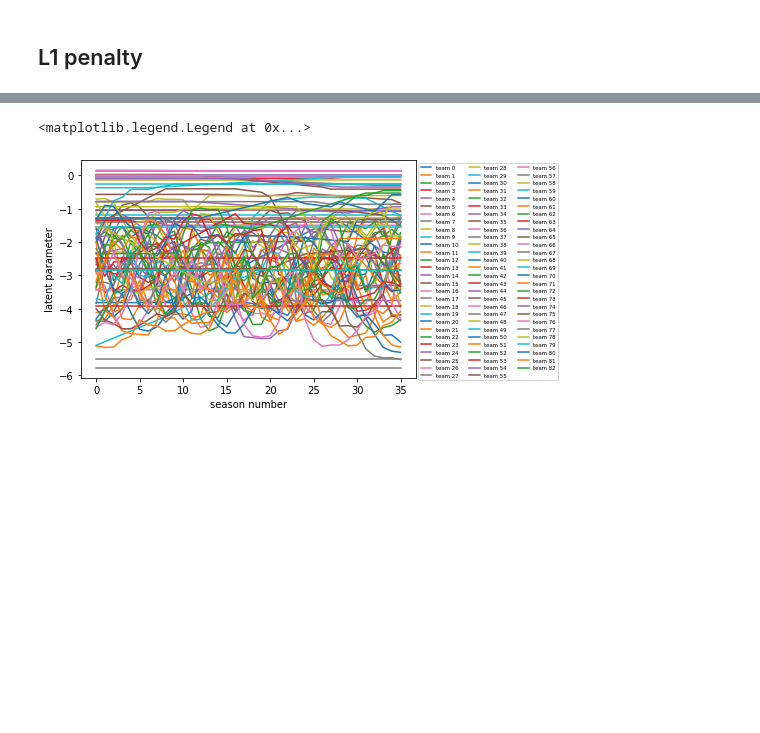
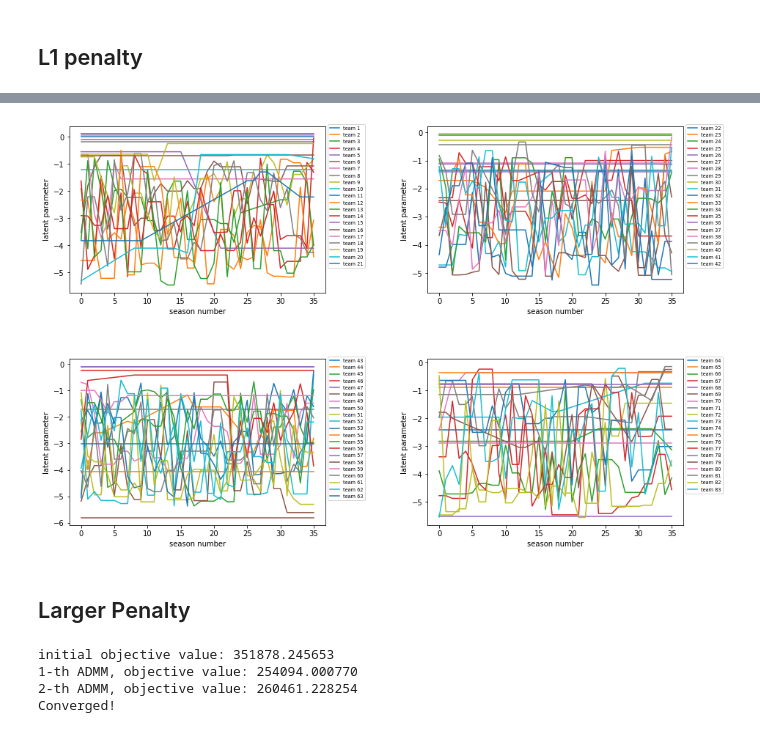
Before and after one commit to shamindras/bradley-terry-convexopt, a Jupyter notebook: python/jupyter/analysis_nascar.ipynb, the cells around one changed output, grey strips where cells are left out. Saved outputs shown, nothing was run; the diff lists cells and outputs as text; code cells hidden in the pictures; blank space fills up the shorter version.

```diff
--- a/python/jupyter/analysis_nascar.ipynb
+++ b/python/jupyter/analysis_nascar.ipynb
@@ -123,0 +143,6 @@ b = 0.5
+# %%
+T, N = game_matrix_list.shape[0:2]
+beta = beta_nt_l2sq.reshape((T,N))
+
+# ascending order
+rank = np.argsort(-beta[-1,])
@@ -183,5 +186,6 @@ Converged!
 # %%
-beta = beta.reshape((T,N))
+T, N = game_matrix_list.shape[0:2]
+beta = beta_nt_l2sq.reshape((T,N))
 
 # ascending order
 rank = np.argsort(-beta[-1,])
@@ -336,0 +212,11 @@ i
+# %%
+objective_admm_l1, objective_admm_b_l1, beta_admm_l1 = admm_l1(data = game_matrix_list,l_penalty = 20,
+    max_iter = 1000,
+    ths = 1e-12,
+    eta = 500,
+    step_init = 1,
+    max_back = 100,
+    a = 0.02,
+    b = 0.3,
+    verbose = True,
+    return_b_obj = True)
@@ -337,11 +241,38 @@ i
+# %%
+T, N = game_matrix_list.shape[0:2]
+beta = beta_admm_l1.reshape((T,N))
+
+# ascending order
+rank = np.argsort(-beta[-1,])
 # %%
-beta = betak
-beta = beta.reshape((T,N))
-for i in range(N):
-    plt.plot(beta[:,i], label="team %d"%i)
-plt.xlabel("season number")
-plt.ylabel("latent parameter")
-plt.legend(loc='upper left', bbox_to_anchor=(1, 1, 1, 0),prop={'size': 5.4},ncol = 3)
+n_group = 4
+group_id = np.array_split(range(N), n_group)
+fig = plt.figure(figsize = (15,10))
+fig.subplots_adjust(hspace=0.4, wspace=0.4)
+for g in range(n_group):
+    ax = fig.add_subplot(2, 2, g + 1)
+    for i in group_id[g]:
+        ax.plot(beta[:,i], label="team %d"%(i + 1))
+    plt.xlabel("season number")
+    plt.ylabel("latent parameter")
+    plt.legend(loc='upper left', bbox_to_anchor=(1, 1.03, 1, 0),prop={'size': 6.5},ncol = 1)
 # %% [output]
-<matplotlib.legend.Legend at 0x...>
-[figure, old version]
+[figure, new version]
+# %% [markdown]
+## Larger Penalty
+# %%
+objective_admm_l1, objective_admm_b_l1, beta_admm_l1 = admm_l1(data = game_matrix_list,l_penalty = 200,
+    max_iter = 1000,
+    ths = 1e-12,
+    eta = 5000,
+    step_init = 1,
+    max_back = 100,
+    a = 0.02,
+    b = 0.3,
+    verbose = True,
+    return_b_obj = True)
+# %% [output]
+initial objective value: 351878.245653
+1-th ADMM, objective value: 254094.000770
+2-th ADMM, objective value: 260461.228254
+Converged!
```
Also changed, not shown: parts of 16 cells of this notebook, 1 other file.
